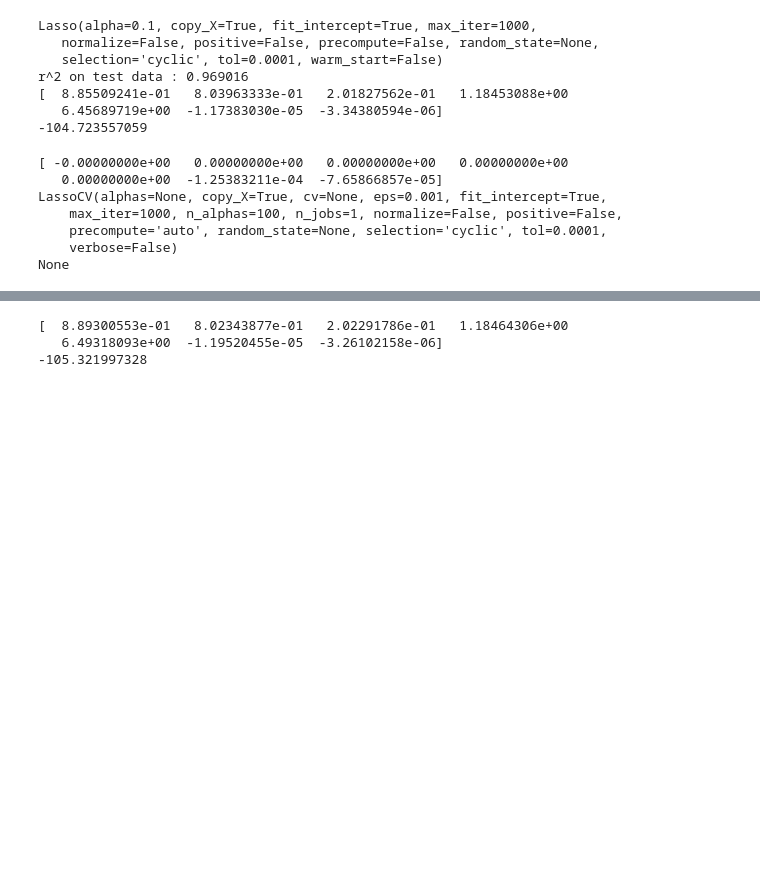
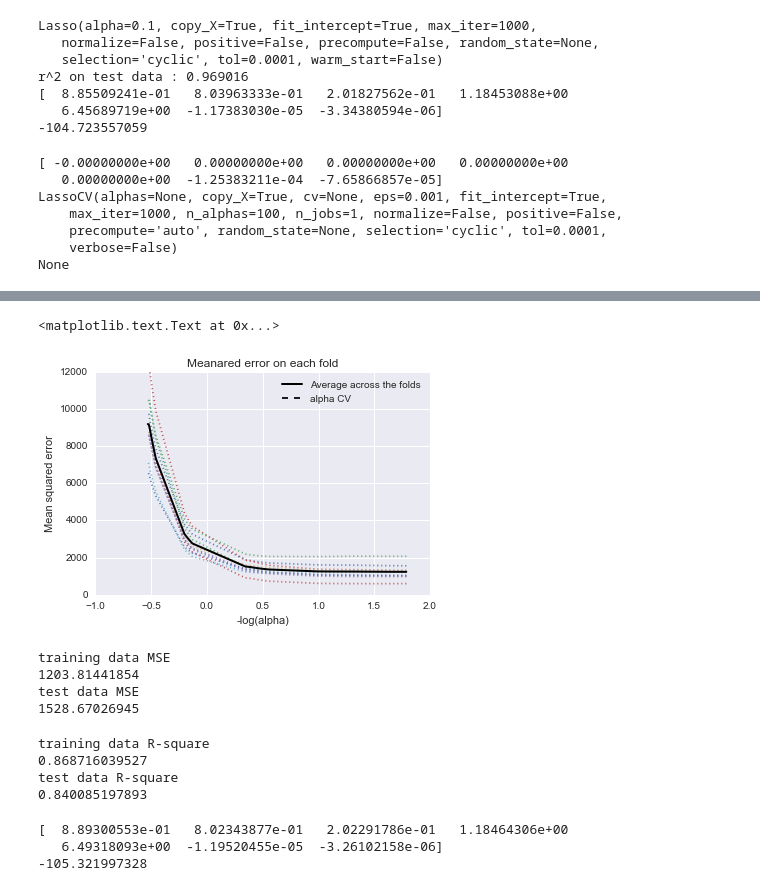
Before and after one commit to stei0792/chspython, a Jupyter notebook: Useful-Documents-in-Learning-Python/Regression Basics.ipynb, the cells around one changed output, grey strips where cells are left out. Cells and saved outputs as stored; diff of their text form; code cells hidden in the pictures; blank space fills up the shorter version.

```diff
--- a/Useful-Documents-in-Learning-Python/Regression Basics.ipynb
+++ b/Useful-Documents-in-Learning-Python/Regression Basics.ipynb
@@ -490,3 +526,46 @@ None
+# %%
+# plot mean square error for each fold
+m_log_alphascv = -np.log10(model.cv_alphas_)
+plt.figure()
+plt.plot(m_log_alphascv, model.cv_mse_path_, ':')
+plt.plot(m_log_alphascv, model.cv_mse_path_.mean(axis=-1), 'k',
+ label='Average across the folds', linewidth=2)
+plt.axvline(-np.log10(model.alpha_), linestyle='--', color='k',
+ label='alpha CV')
+plt.legend()
+plt.xlabel('-log(alpha)')
+plt.ylabel('Mean squared error')
+plt.title('Meanared error on each fold')
+# %% [output]
+<matplotlib.text.Text at 0x...>
+[figure, added]
+# %%
+# MSE from training and test data
+from sklearn.metrics import mean_squared_error
+train_error = mean_squared_error(tar_train, model.predict(pred_train))
+test_error = mean_squared_error(tar_test, model.predict(pred_test))
+print ('training data MSE')
+print(train_error)
+print ('test data MSE')
+print(test_error)
+# %% [output]
+training data MSE
+1203.81441854
+test data MSE
+1528.67026945
+# %%
+# R-square from training and test data
+rsquared_train=model.score(pred_train,tar_train)
+rsquared_test=model.score(pred_test,tar_test)
+print ('training data R-square')
+print(rsquared_train)
+print ('test data R-square')
+print(rsquared_test)
+# %% [output]
+training data R-square
+0.868716039527
+test data R-square
+0.840085197893
 # %%
 # Ridge regression
 from sklearn.linear_model import Ridge
```
Also changed, not shown: parts of 26 cells of this notebook.
